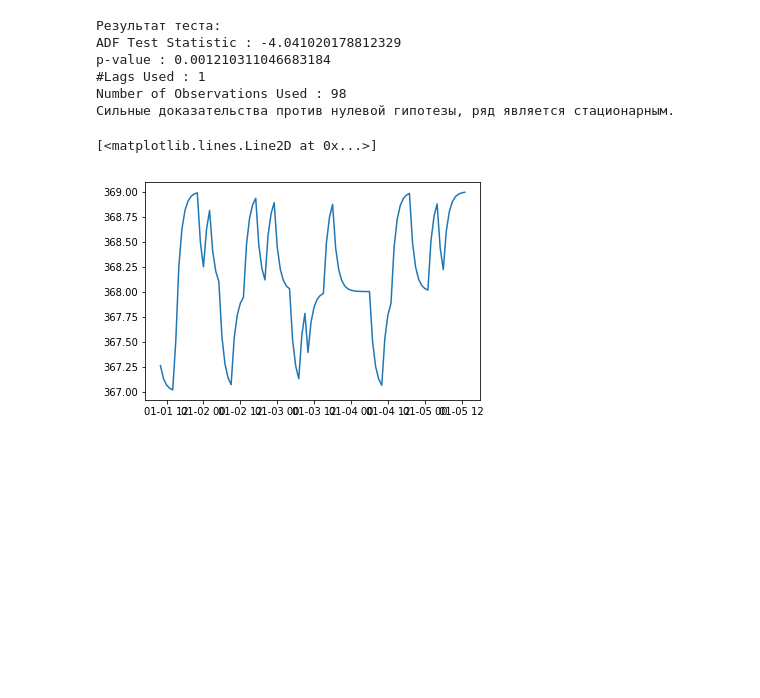
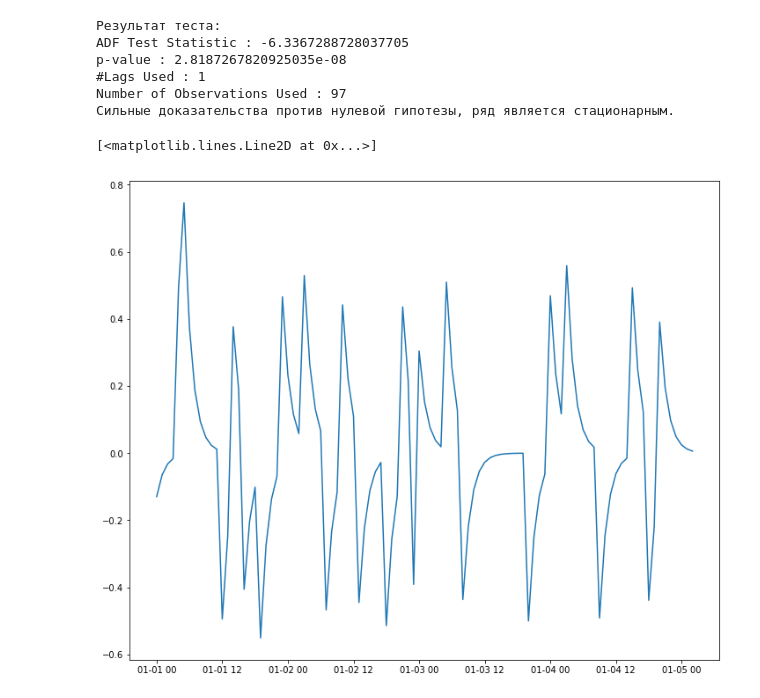
Before and after one commit to A101110/models, a Jupyter notebook: Pred_for_single_value.ipynb, the cells around one changed output. Drawn from its saved outputs; the diff is of its cells as text; code cells hidden in the pictures; blank space fills up the shorter version.

```diff
--- a/Pred_for_single_value.ipynb
+++ b/Pred_for_single_value.ipynb
@@ -91,20 +87,20 @@ To register the converters:
 # %%
 df2 =  pd.DataFrame(columns = ["flow1", "time"])
 df2.time = timer_test
 df2.flow1 = batch_test
-df2_diff = df2.diff().dropna()
-while(df_test(df2['flow1']) != True):
+df2 = df2.diff().dropna()
+while((df_test(df2['flow1']) != True) and (i in range (1, 10))):
     df2_diff = df2_diff.diff().dropna()
-df2.index = pd.date_range(start='2024-01-01 10:00:00', periods = len(df2['flow1']), freq='h')
-df2_diff.index = pd.date_range(start='2024-01-01 10:00:00', periods = len(df2_diff['flow1']), freq='h')
+df2.index = pd.date_range(start='2024-01-01 00:00:00', periods = len(df2['flow1']), freq='h')
+df2_diff.index = pd.date_range(start='2024-01-01 00:00:00', periods = len(df2_diff['flow1']), freq='h')
 plt.plot(df2['flow1'])
 # %% [output]
 Результат теста:
-ADF Test Statistic : -4.041020178812329
-p-value : 0.001210311046683184
+ADF Test Statistic : -6.3367288728037705
+p-value : 2.8187267820925035e-08
 #Lags Used : 1
-Number of Observations Used : 98
+Number of Observations Used : 97
 Сильные доказательства против нулевой гипотезы, ряд является стационарным.
 [<matplotlib.lines.Line2D at 0x...>]
-[figure, old version]
+[figure, new version]
 # %%
```
Also changed, not shown: parts of 7 cells of this notebook.
